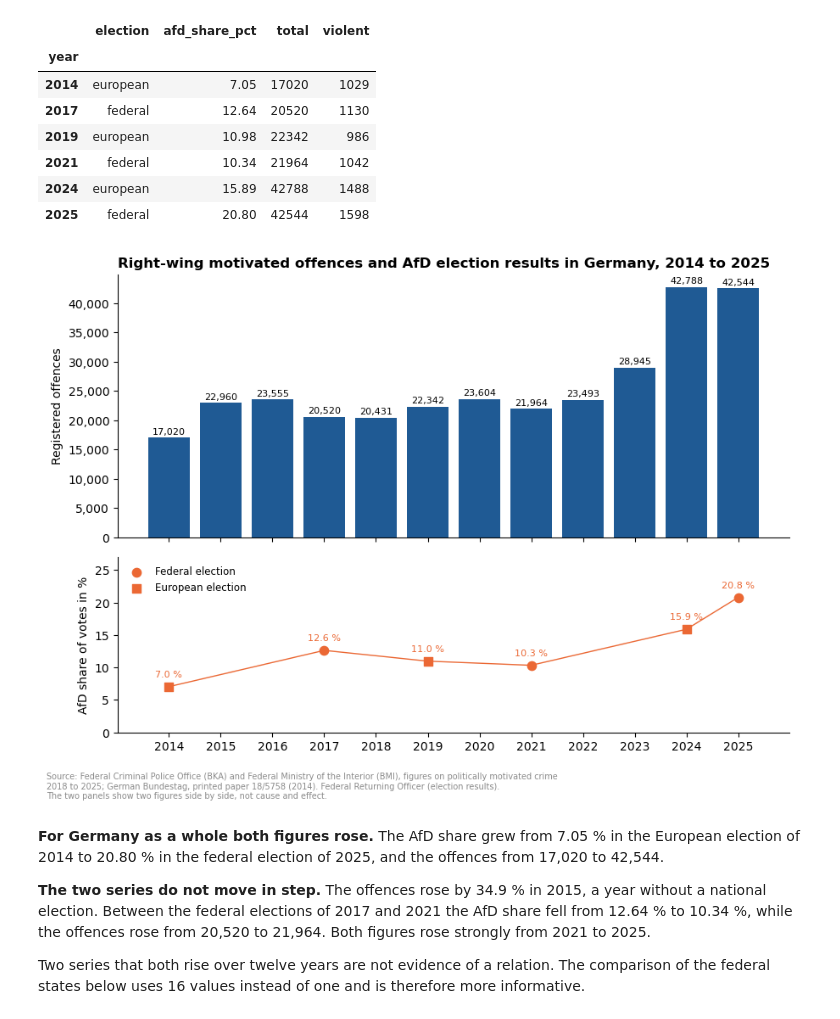
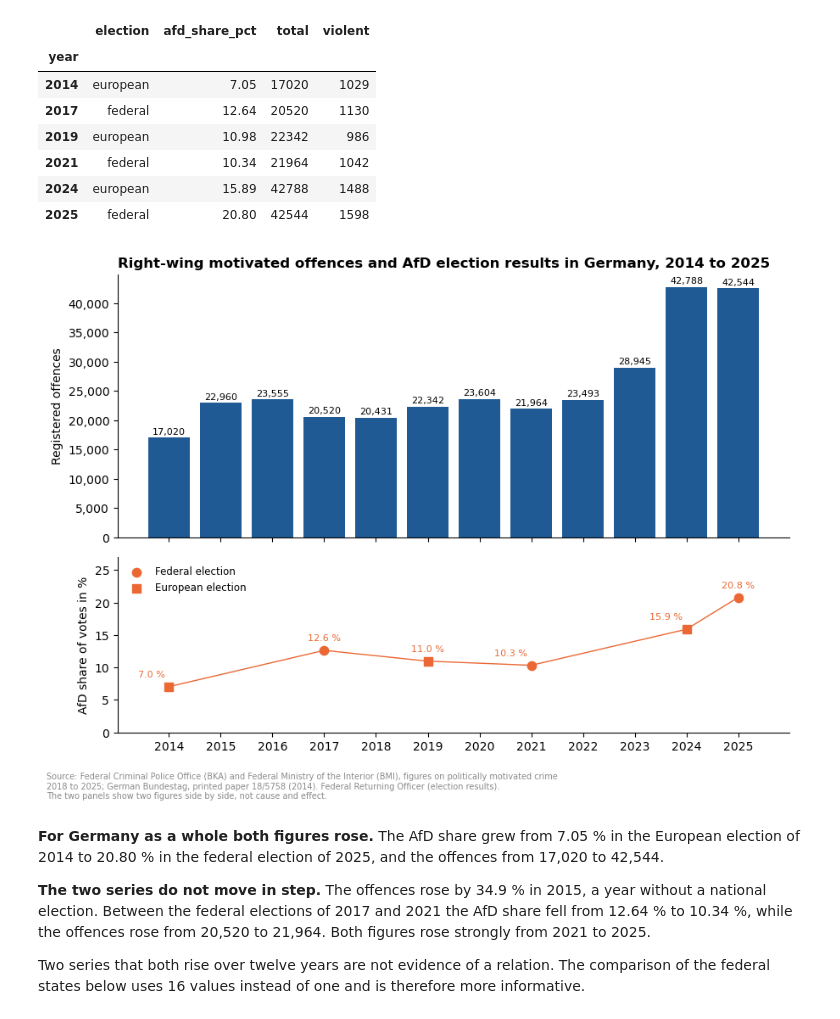
Before and after one commit to Amirhouschang/right-wing-crime-germany-pmk, a Jupyter notebook: notebooks/02_analysis.ipynb, the cells around one changed output. Drawn from its saved outputs; the diff is of its cells as text; code cells hidden in the pictures.

```diff
--- a/notebooks/02_analysis.ipynb
+++ b/notebooks/02_analysis.ipynb
@@ -379,13 +381,17 @@ The figures for Germany and for the three groups of states are calculated from t
 # %%
+# Unrounded rate for all calculations; the rounded column total_per_100k is used for display only
+states["rate_exact"] = 100_000 * states["total"] / states["population"]
 rate = states.pivot(index="state", columns="year", values="total_per_100k")
+rate_exact = states.pivot(index="state", columns="year", values="rate_exact")
+
 ranking = pd.DataFrame({
     "group": pd.Series(GROUP_OF_STATE),
     "rate_2022": rate[FIRST_YEAR_STATES],
     "rate_2025": rate[LAST_YEAR],
-    "change_pct": (100 * (rate[LAST_YEAR] / rate[FIRST_YEAR_STATES] - 1)).round(1),
-    "rank_2022": rate[FIRST_YEAR_STATES].rank(ascending=False).astype(int),
-    "rank_2025": rate[LAST_YEAR].rank(ascending=False).astype(int),
-}).sort_values("rate_2025", ascending=False)
+    "change_pct": (100 * (rate_exact[LAST_YEAR] / rate_exact[FIRST_YEAR_STATES] - 1)).round(1),
+    "rank_2022": rate_exact[FIRST_YEAR_STATES].rank(ascending=False).astype(int),
+    "rank_2025": rate_exact[LAST_YEAR].rank(ascending=False).astype(int),
+}).sort_values("rank_2025")
 ranking
 # %% [output]
 |  | group | rate_2022 | rate_2025 | change_pct | rank_2022 | rank_2025 |
@@ -611,33 +618,37 @@ national.join(federal[["total", "violent"]].astype(int))
 # %%
 # Germany as a whole in one figure: offences per year (top) and AfD result in each election (bottom)
 fig, (top, bottom) = plt.subplots(2, 1, figsize=(9, 6.6), sharex=True, height_ratios=[3, 2])
 
 top.bar(development.index, development["total"], color=BLUE)
 for year, value in development["total"].items():
     top.text(year, value + 600, f"{value:,.0f}", ha="center", fontsize=8)
 top.set_title("Right-wing motivated offences and AfD election results in Germany, 2014 to 2025", loc="left", fontweight="bold")
 top.set_ylabel("Registered offences")
 top.yaxis.set_major_formatter(lambda x, _: f"{x:,.0f}")
 
 bottom.plot(national.index, national["afd_share_pct"], color=ORANGE, linewidth=1, zorder=1)
 for election, marker, label in [("federal", "o", "Federal election"), ("european", "s", "European election")]:
     part = national[national["election"] == election]
     bottom.scatter(part.index, part["afd_share_pct"], color=ORANGE, marker=marker, s=55, zorder=2, label=label)
-for year, value in national["afd_share_pct"].items():
-    bottom.annotate(f"{value:.1f} %", (year, value), xytext=(0, 8), textcoords="offset points",
-                    ha="center", fontsize=8, color=ORANGE)
+# Label above the point. Where the line rises to the next election, the label is moved to the left,
+# so that the line does not run through it.
+shares = national["afd_share_pct"]
+for position, (year, value) in enumerate(shares.items()):
+    rises = position + 1 < len(shares) and shares.iloc[position + 1] > value
+    bottom.annotate(f"{value:.1f} %", (year, value), xytext=(-3 if rises else 0, 8), textcoords="offset points",
+                    ha="right" if rises else "center", fontsize=8, color=ORANGE)
 bottom.set_ylabel("AfD share of votes in %")
 bottom.set_ylim(0, 27)
 bottom.set_xticks(development.index)
 bottom.legend(frameon=False, loc="upper left", fontsize=8.5)
 
 fig.text(0.01, 0.01, SOURCE_FEDERAL + " Federal Returning Officer (election results)."
          "\nThe two panels show two figures side by side, not cause and effect.", fontsize=7, color=MUTED)
 fig.tight_layout(rect=(0, 0.07, 1, 1))
 fig.savefig(FIGURES / "07_offences_and_afd_over_time.png", dpi=150, bbox_inches="tight", pad_inches=0.2)
 plt.show()
 # %% [output]
-[figure, old version]
+[figure, new version]
 # %% [markdown]
 **For Germany as a whole both figures rose.** The AfD share grew from 7.05 % in the European election of 2014 to 20.80 % in the federal election of 2025, and the offences from 17,020 to 42,544.
 
```
Also changed, not shown: parts of 9 cells of this notebook, 4 other files.
